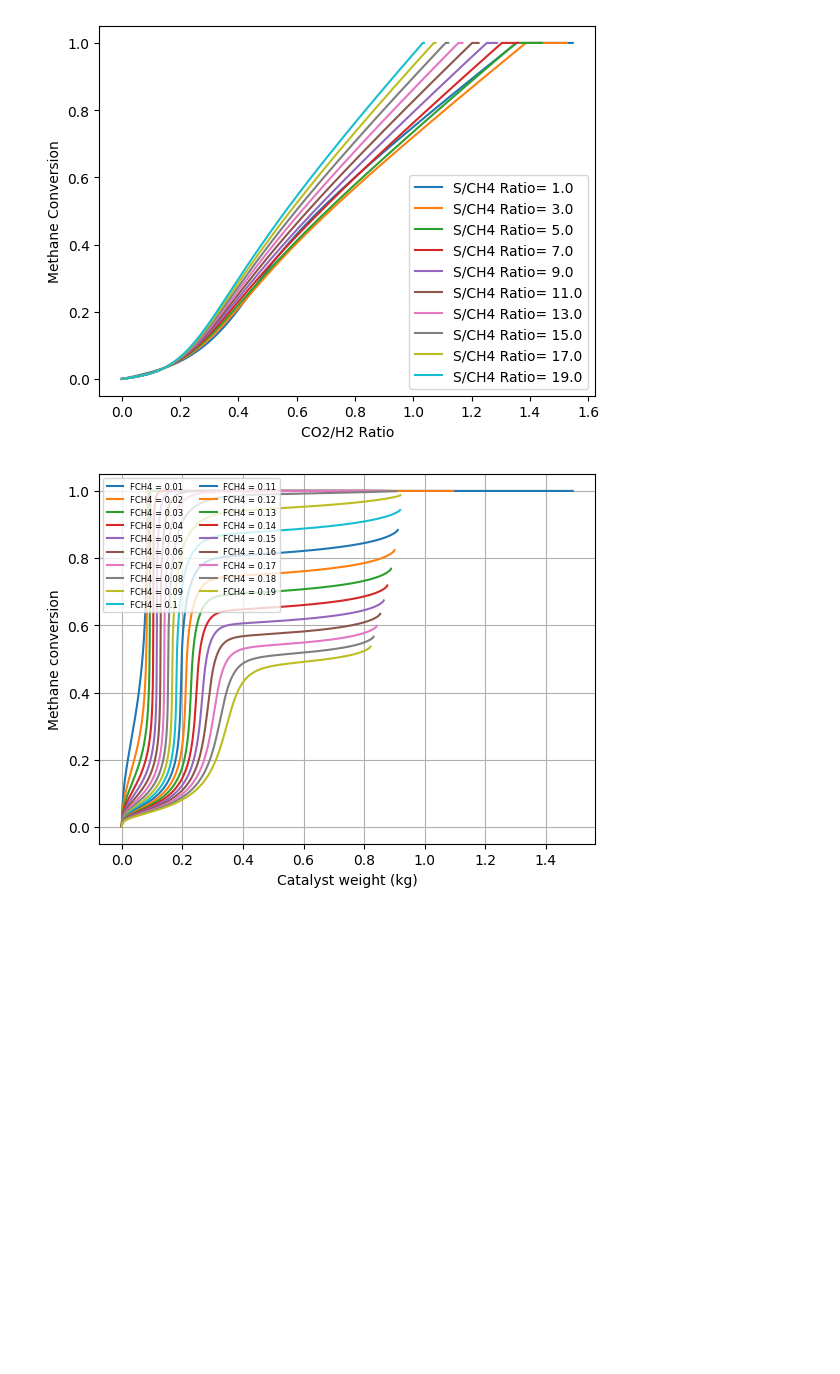
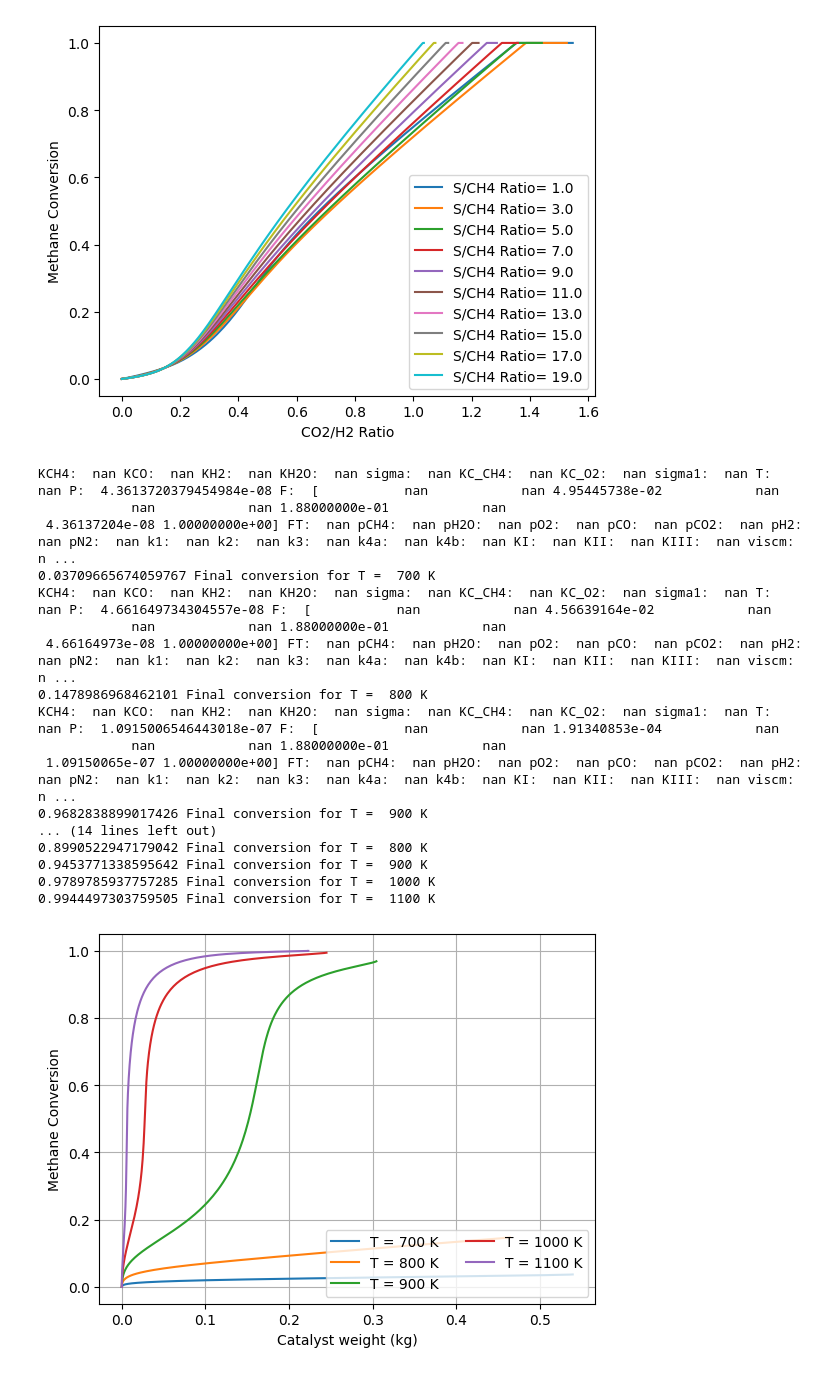
Before and after one commit to catvanille/project, a Jupyter notebook: shift.ipynb, the cells around one changed output. Drawn from its saved outputs; the diff is of its cells as text; code cells hidden in the pictures; blank space fills up the shorter version.

```diff
--- a/shift.ipynb
+++ b/shift.ipynb
@@ -882,38 +882,3 @@ for i in range(0,10):
     plt.legend()
 # %% [output]
 [figure]
-# %%
-w_span = [0, 2.274]
-sol = solve_ivp(shiftc, w_span, F0, method='LSODA', rtol=1e-6, atol=1e-9)
-for i in range(1,  10):
-    F0 = [i / 100, 0.15, 0.05, 0, 0, 0.001, 0.188, 800, 25]
-    sol = solve_ivp(shiftc, w_span, F0, method='LSODA', rtol=1e-6, atol=1e-9)
-    w = sol.t # Catalyst weight (kg)
-    plt.plot(w, (F0[0] - sol.y.T[:, 0]) / F0[0], label=f'FCH4 = {i/100}')
-    plt.xlabel('Catalyst weight (kg)')
-    plt.ylabel('Methane conversion')
-    plt.legend(loc=2, prop={'size': 6}, ncol=2)
-    plt.grid()
-
-# for i in range(1, 11):
-#     F0 = [i / 1000, 0.05/100000, 0.05/100000, 0, 0, 0.001/100000, 0.188/100000, 800, 14]
-#     sol = solve_ivp(shiftc, w_span, F0, method='LSODA', rtol=1e-6, atol=1e-9)
-#     w = sol.t # Catalyst weight (kg)
-#     P = sol.y.T[:, 8]
-#     plt.plot(w, P, label=f'FCH4 = {i/1000}')
-#     #plt.plot(w, (F0[0] - sol.y.T[:, 0]) / F0[0], label=f'FCH4 = {i/1000}')
-#     plt.xlabel('Catalyst weight (kg)')
-#     plt.ylabel('Pressure')
-#     plt.legend(loc=2, prop={'size': 6}, ncol=2)
-#     plt.grid()
-# for i in range(1, 11):
-#     F0 = [i / 100000, 0.05/1000, 0.05/1000, 0, 0, 0.001/1000, 0.188/1000, 800, 14]
-#     sol = solve_ivp(shiftc, w_span, F0, method='LSODA', rtol=1e-6, atol=1e-9)
-#     w = sol.t # Catalyst weight (kg)
-#     plt.plot(w, (F0[0] - sol.y.T[:, 0]) / F0[0], label=f'FCH4 = {i/1000}')
-#     plt.xlabel('Catalyst weight (kg)')
-#     plt.ylabel('Methane Conversion')
-#     plt.legend(loc=2, prop={'size': 6}, ncol=2)
-#     plt.grid()
-# %% [output]
-[figure, removed]
@@ -919,0 +1017,39 @@ for i in range(1,  10):
+# %%
+L = 4
+diameters = [1, 2, 3]
+T = 300
+for d in diameters:
+    plt.figure()
+    for i in range(0, 5):
+        T = 700 + 100*i
+        F0 = [0.1, 0.15, 0.05, 0, 0, 0.001, 0.188, T, 14, d]
+        w= L* np.pi * ((d*0.0254)**2 / 4) * 1870 * (1-0.4)
+        w_span = [0, w]
+        sol = solve_ivp(shiftc, w_span, F0, method='LSODA', rtol=1e-6, atol=1e-9)
+        w = sol.t # Catalyst weight (kg)
+        X = (F0[0] - sol.y.T[:, 0]) / F0[0]
+        plt.plot(w, X, label='T = {} K'.format(T))
+        print(X[-1], 'Final conversion for T = ', T, 'K')
+        plt.xlabel('Catalyst weight (kg)')
+        plt.ylabel('Methane Conversion')
+        plt.legend(loc='lower right', ncol=2)
+        plt.grid()
+# %% [output]
+KCH4:  nan KCO:  nan KH2:  nan KH2O:  nan sigma:  nan KC_CH4:  nan KC_O2:  nan sigma1:  nan T:  nan P:  4.3613720379454984e-08 F:  [           nan            nan 4.95445738e-02            nan
+            nan            nan 1.88000000e-01            nan
+ 4.36137204e-08 1.00000000e+00] FT:  nan pCH4:  nan pH2O:  nan pO2:  nan pCO:  nan pCO2:  nan pH2:  nan pN2:  nan k1:  nan k2:  nan k3:  nan k4a:  nan k4b:  nan KI:  nan KII:  nan KIII:  nan viscm:  n ...
+0.03709665674059767 Final conversion for T =  700 K
+KCH4:  nan KCO:  nan KH2:  nan KH2O:  nan sigma:  nan KC_CH4:  nan KC_O2:  nan sigma1:  nan T:  nan P:  4.661649734304557e-08 F:  [           nan            nan 4.56639164e-02            nan
+            nan            nan 1.88000000e-01            nan
+ 4.66164973e-08 1.00000000e+00] FT:  nan pCH4:  nan pH2O:  nan pO2:  nan pCO:  nan pCO2:  nan pH2:  nan pN2:  nan k1:  nan k2:  nan k3:  nan k4a:  nan k4b:  nan KI:  nan KII:  nan KIII:  nan viscm:  n ...
+0.1478986968462101 Final conversion for T =  800 K
+KCH4:  nan KCO:  nan KH2:  nan KH2O:  nan sigma:  nan KC_CH4:  nan KC_O2:  nan sigma1:  nan T:  nan P:  1.0915006546443018e-07 F:  [           nan            nan 1.91340853e-04            nan
+            nan            nan 1.88000000e-01            nan
+ 1.09150065e-07 1.00000000e+00] FT:  nan pCH4:  nan pH2O:  nan pO2:  nan pCO:  nan pCO2:  nan pH2:  nan pN2:  nan k1:  nan k2:  nan k3:  nan k4a:  nan k4b:  nan KI:  nan KII:  nan KIII:  nan viscm:  n ...
+0.9682838899017426 Final conversion for T =  900 K
+... (14 lines left out)
+0.8990522947179042 Final conversion for T =  800 K
+0.9453771338595642 Final conversion for T =  900 K
+0.9789785937757285 Final conversion for T =  1000 K
+0.9944497303759505 Final conversion for T =  1100 K
+[figure, added]
```
Also changed, not shown: parts of 13 cells of this notebook, 27 other files.
